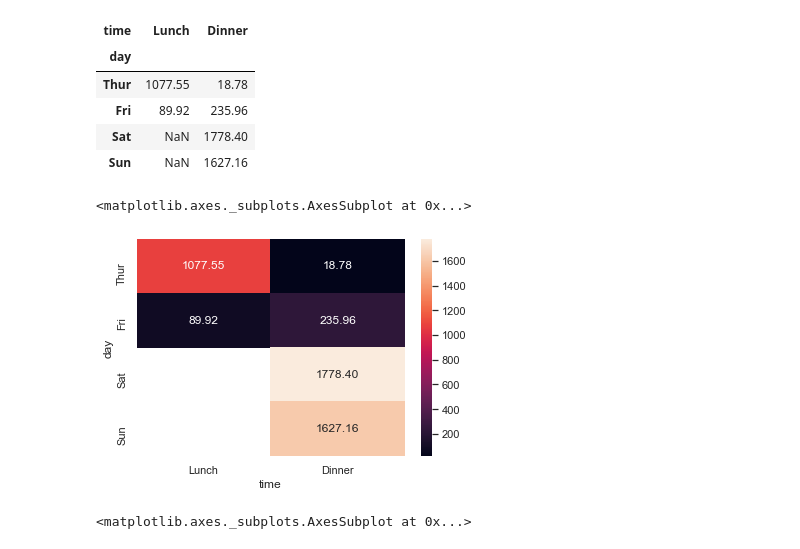
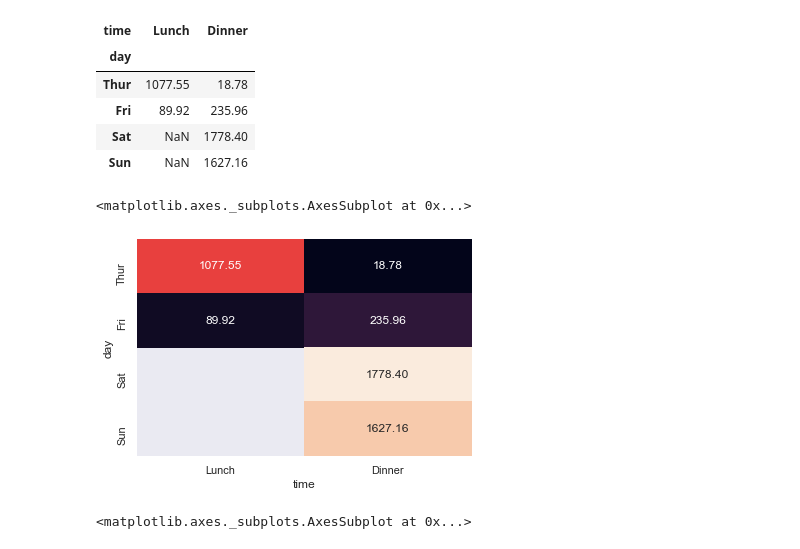
Before and after one commit to srikanthpragada/DS_26_AUG_2020, a Jupyter notebook: plots/seaborn_demo.ipynb, the cells around one changed output. Cells and saved outputs as stored; diff of their text form; code cells hidden in the pictures.

```diff
--- a/plots/seaborn_demo.ipynb
+++ b/plots/seaborn_demo.ipynb
@@ -299,10 +308,10 @@ ds
 | Sat | NaN | 1778.40 |
 | Sun | NaN | 1627.16 |
 # %%
-sns.heatmap(ds, annot=True,fmt=".2f")
+sns.heatmap(ds, annot=True,fmt=".2f", cbar=False)
 # %% [output]
 <matplotlib.axes._subplots.AxesSubplot at 0x...>
-[figure, old version]
+[figure, new version]
 # %%
 sns.heatmap(ds,cmap='YlGnBu')
 # %% [output]
```
Also changed, not shown: parts of 9 cells of this notebook.
